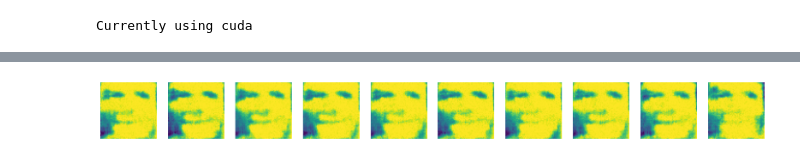
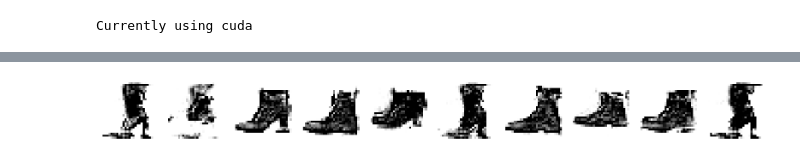
Before and after one commit to marco-cartago/EbmFcT, a Jupyter notebook: test_total_correlation.ipynb, the cells around one changed output, grey strips where cells are left out. Cells and saved outputs as stored; diff of their text form; code cells hidden in the pictures.

```diff
--- a/test_total_correlation.ipynb
+++ b/test_total_correlation.ipynb
@@ -32,9 +35,9 @@ shape: torch.Size([2, 1, 64, 64])
 from src.model import EnergyHead, EBM, SmallEBM
 
 n_heads = 3
-IMAGE_SHAPE = (1, 64, 64)
+IMAGE_SHAPE = (1, 28, 28)
 
-model = EBM(image_shape=IMAGE_SHAPE, mid_dim=150, n_heads=n_heads, batch_size=32)
+model = SmallEBM(image_shape=IMAGE_SHAPE, n_heads=n_heads, batch_size=32)
 for head in model.heads:
     head.to(DEVICE)
 
@@ -155,6 +152,6 @@ DONE
 # %%
 samples = sampler.generate(10, steps=600, step_size=10.0, noise_std=0.005)
 # %%
-show_grid(samples, 10)
+show_grid(samples, 10, cmap="Grays")
 # %% [output]
-[figure, old version]
+[figure, new version]
```
Also changed, not shown: parts of 12 cells of this notebook.
